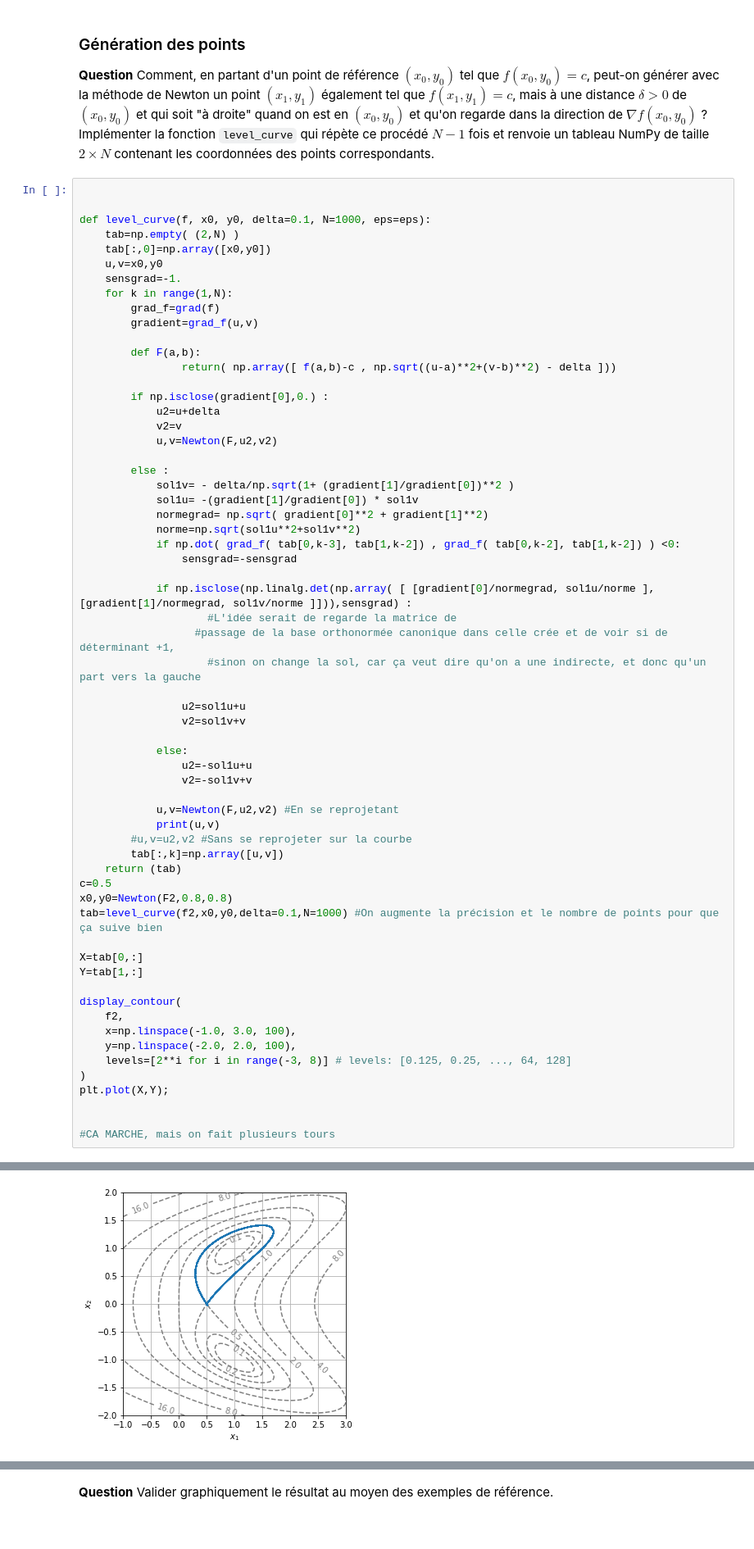
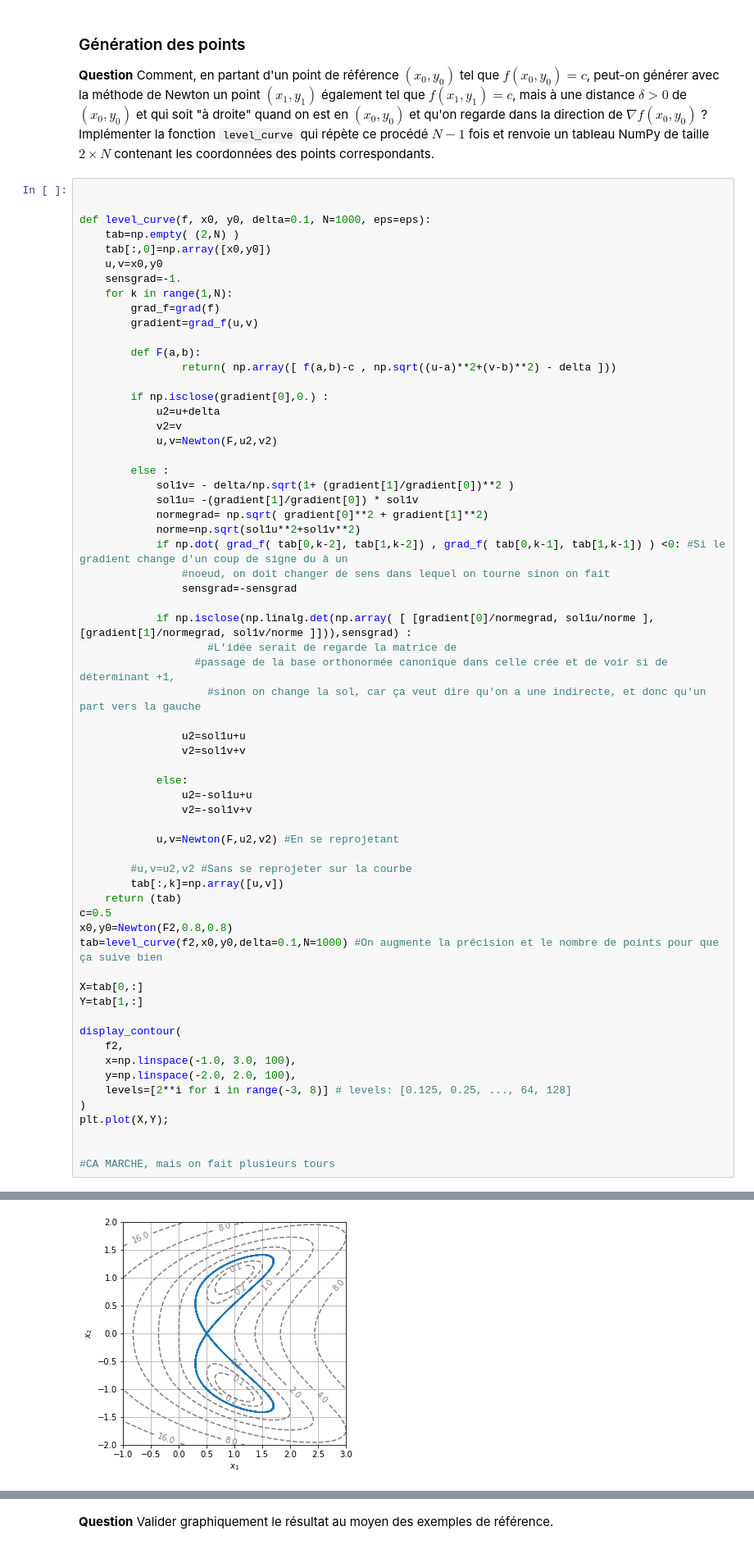
Before and after one commit to EliottBarbier/projet-maths, a Jupyter notebook: Projet numérique - Calcul différentiel.ipynb, the cells around one changed output, grey strips where cells are left out. Shown: that part at 82% size. Cells and saved outputs as stored; diff of their text form.

```diff
--- a/Projet numérique - Calcul différentiel.ipynb
+++ b/Projet numérique - Calcul différentiel.ipynb
@@ -237,7 +237,8 @@ def level_curve(f, x0, y0, delta=0.1, N=1000, eps=eps):
             sol1u= -(gradient[1]/gradient[0]) * sol1v
             normegrad= np.sqrt( gradient[0]**2 + gradient[1]**2)
             norme=np.sqrt(sol1u**2+sol1v**2)
-            if np.dot( grad_f( tab[0,k-3], tab[1,k-2]) , grad_f( tab[0,k-2], tab[1,k-2]) ) <0:
+            if np.dot( grad_f( tab[0,k-2], tab[1,k-2]) , grad_f( tab[0,k-1], tab[1,k-1]) ) <0: #Si le gradient change d'un coup de signe du à un
+                #noeud, on doit changer de sens dans lequel on tourne sinon on fait
                 sensgrad=-sensgrad
 
             if np.isclose(np.linalg.det(np.array( [ [gradient[0]/normegrad, sol1u/norme ], [gradient[1]/normegrad, sol1v/norme ]])),sensgrad) :
@@ -253,7 +254,7 @@ def level_curve(f, x0, y0, delta=0.1, N=1000, eps=eps):
                 v2=-sol1v+v
 
             u,v=Newton(F,u2,v2) #En se reprojetant
-            print(u,v)
+
         #u,v=u2,v2 #Sans se reprojeter sur la courbe
         tab[:,k]=np.array([u,v])
     return (tab)
@@ -295,4 +279,4 @@ plt.plot(X,Y);
-[figure, old version]
+[figure, new version]
 # %% [markdown]
 ### Bouclage et auto-intersection
 
```
Also changed, not shown: parts of 3 cells of this notebook.
